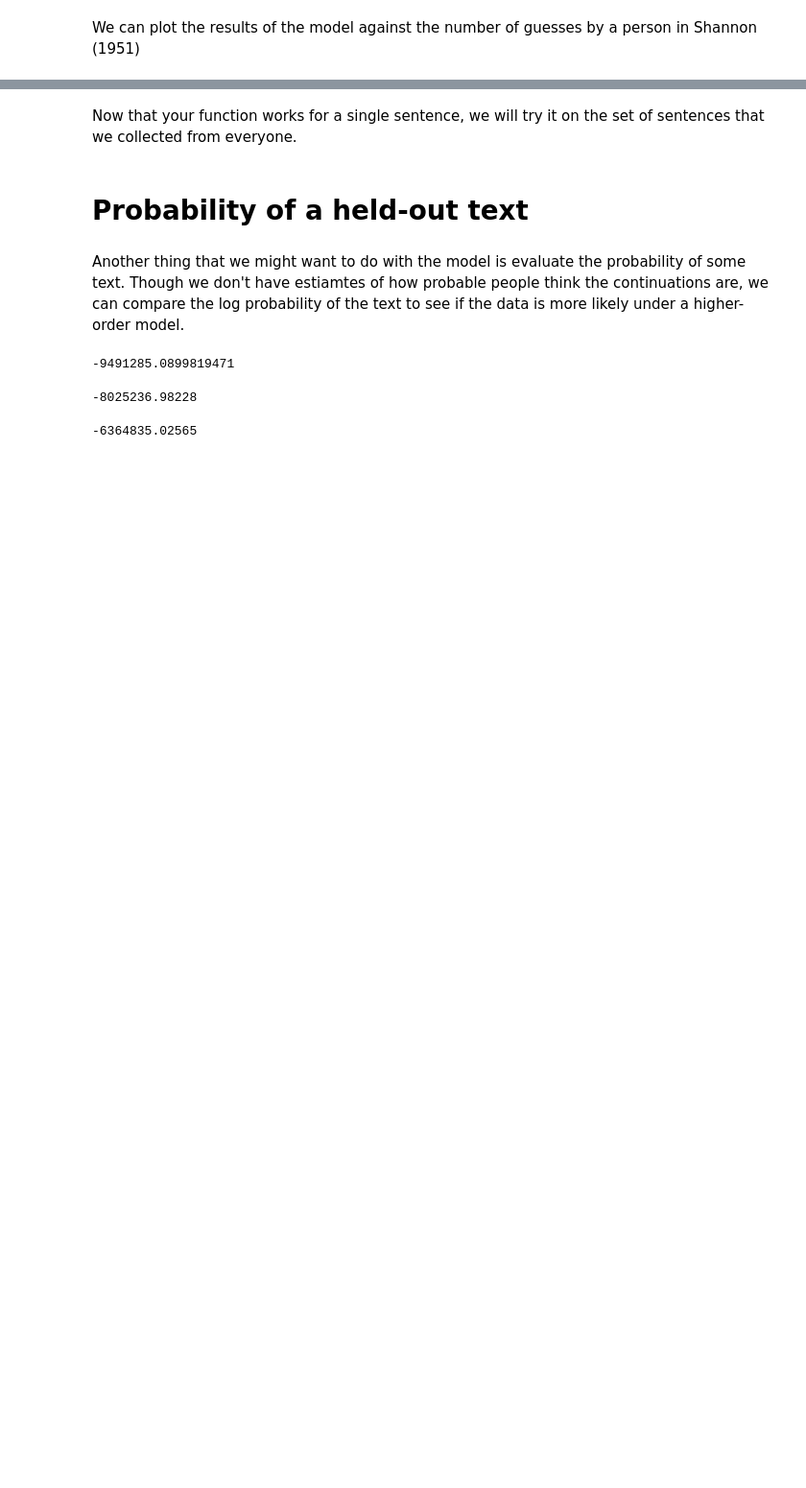
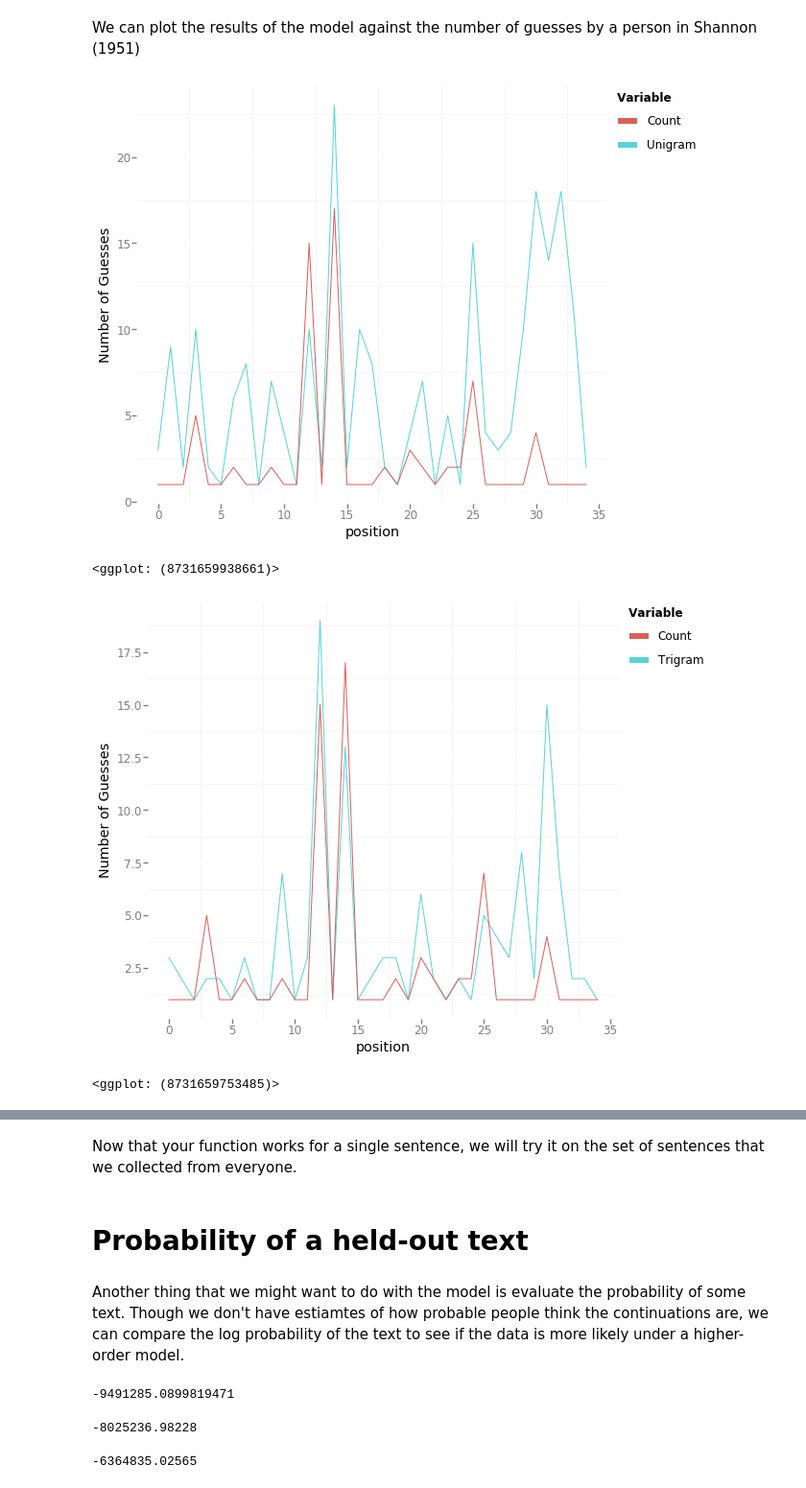
Before and after one commit to sathvikn/ngram_hangman, a Jupyter notebook: N-gram Character Models.ipynb, the cells around one changed output, grey strips where cells are left out. Shown: that part at 96% size. Saved outputs shown, nothing was run; the diff lists cells and outputs as text; code cells hidden in the pictures; blank space fills up the shorter version.

```diff
--- a/N-gram Character Models.ipynb
+++ b/N-gram Character Models.ipynb
@@ -137,0 +131,28 @@ np.testing.assert_allclose(getProbability('a',['q'], ngram), .00226159065209)
+# %%
+def getGuessCount(sh_chars, ngram, order):
+    counts =[]
+    output = []
+    for char_index in range(len(sh_chars)):
+        preceding_context = output[max(0, char_index-(order -1)):char_index]
+
+        cds = ngram[len(preceding_context)+1].keys() #cds = candidates
+        #but not all of these are consistent with the preceding context
+        filtered_cds = [x for x in cds if list(x)[0:len(preceding_context)] == preceding_context]
+
+        filtered_counts = np.array([ngram[len(preceding_context)+1][x] for x in filtered_cds])
+        if len(preceding_context) == 0:
+            normalizer = float(ngram[0])
+        else:
+            normalizer = float(np.sum(filtered_counts))
+
+        filtered_probs = filtered_counts / normalizer
+
+        #reorder the candidates by their probabilities
+        descending_order = np.argsort(filtered_probs)[::-1]
+        ordered_candidates = np.array(filtered_cds)[descending_order]
+
+        num_guesses = np.argwhere(np.array([list(x)[-1] for x in ordered_candidates]) == sh_chars[char_index])[0][0]+1
+        # add one b/c first item is at index 0
+        output.append(sh_chars[char_index])
+        counts.append(num_guesses)
+    return (counts)
@@ -138,7 +169,19 @@ np.testing.assert_allclose(getProbability('a',['q'], ngram), .00226159065209)
+# %%
+df['unigram'] = getGuessCount(sh_chars, ngram, 1)
+df['bigram'] = getGuessCount(sh_chars, ngram, 2)
+df['trigram'] = getGuessCount(sh_chars, ngram, 3)
 # %% [markdown]
 We can plot the results of the model against the number of guesses by a person in Shannon (1951)
-# %%
-df = pd.DataFrame({'char':sh_chars,'count':sh_counts, 'position':range(len(sh_chars))})
-ggplot.ggplot(df, ggplot.aes(x='position', y='count')) + ggplot.geom_line(color='red') + ggplot.theme_bw() +\
-ggplot.ylab('Number of Guesses')
-#!!! add multicolored plots for the number of guesses for the monkeys-on-typewriters, unigram, bigram, trigram models
+# %%
+mdf = pd.melt(df, id_vars=['position'], value_vars=['count','unigram','bigram','trigram'])
+
+print(ggplot.ggplot(mdf[mdf.variable.isin(['unigram','count'])], ggplot.aes(x='position', y='value', colour='variable')) +\
+ggplot.geom_line() + ggplot.theme_bw() + ggplot.ylab('Number of Guesses'))
+
+print(ggplot.ggplot(mdf[mdf.variable.isin(['trigram','count'])], ggplot.aes(x='position', y='value', colour='variable')) +\
+ggplot.geom_line() + ggplot.theme_bw() + ggplot.ylab('Number of Guesses'))
+# %% [output]
+[figure, added]
+<ggplot: (8731659938661)>
+[figure, added]
+<ggplot: (8731659753485)>
```
Also changed, not shown: parts of 9 cells of this notebook.
